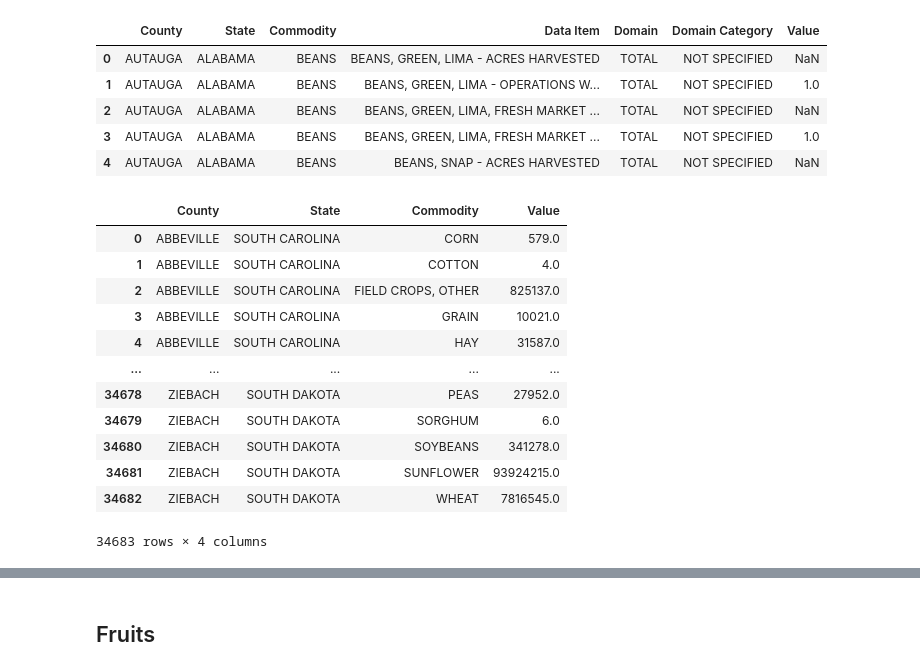
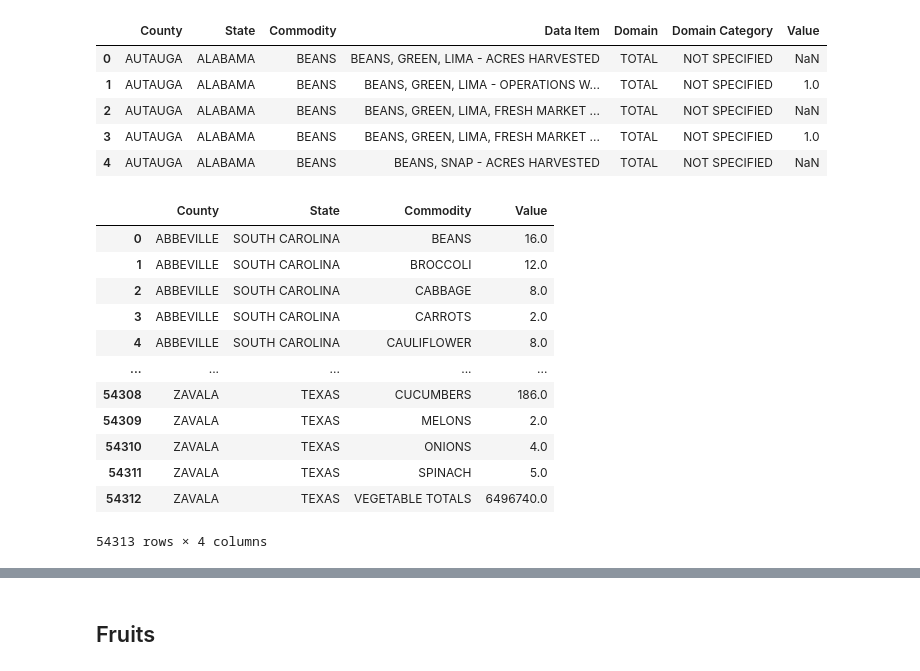
Before and after one commit to pandeysudip/us-agriculture, a Jupyter notebook: data analysis/data_analysis.ipynb, the cells around one changed output, grey strips where cells are left out. Drawn from its saved outputs; the diff is of its cells as text; code cells hidden in the pictures.

```diff
--- a/data analysis/data_analysis.ipynb
+++ b/data analysis/data_analysis.ipynb
@@ -157,22 +189,22 @@ vegetables_list=vegetables['Commodity'].unique().tolist()
 # %%
 #value  for each comodity with county
-vegetables_df=field_crops.groupby(['County', 'State', 'Commodity']).agg({'Value':sum})
+vegetables_df=vegetables.groupby(['County', 'State', 'Commodity']).agg({'Value':sum})
 vegetables_df.reset_index(inplace=True)
 vegetables_df
 # %% [output]
 |  | County | State | Commodity | Value |
-| 0 | ABBEVILLE | SOUTH CAROLINA | CORN | 579.0 |
-| 1 | ABBEVILLE | SOUTH CAROLINA | COTTON | 4.0 |
-| 2 | ABBEVILLE | SOUTH CAROLINA | FIELD CROPS, OTHER | 825137.0 |
-| 3 | ABBEVILLE | SOUTH CAROLINA | GRAIN | 10021.0 |
-| 4 | ABBEVILLE | SOUTH CAROLINA | HAY | 31587.0 |
+| 0 | ABBEVILLE | SOUTH CAROLINA | BEANS | 16.0 |
+| 1 | ABBEVILLE | SOUTH CAROLINA | BROCCOLI | 12.0 |
+| 2 | ABBEVILLE | SOUTH CAROLINA | CABBAGE | 8.0 |
+| 3 | ABBEVILLE | SOUTH CAROLINA | CARROTS | 2.0 |
+| 4 | ABBEVILLE | SOUTH CAROLINA | CAULIFLOWER | 8.0 |
 | ... | ... | ... | ... | ... |
-| 34678 | ZIEBACH | SOUTH DAKOTA | PEAS | 27952.0 |
-| 34679 | ZIEBACH | SOUTH DAKOTA | SORGHUM | 6.0 |
-| 34680 | ZIEBACH | SOUTH DAKOTA | SOYBEANS | 341278.0 |
-| 34681 | ZIEBACH | SOUTH DAKOTA | SUNFLOWER | 93924215.0 |
-| 34682 | ZIEBACH | SOUTH DAKOTA | WHEAT | 7816545.0 |
+| 54308 | ZAVALA | TEXAS | CUCUMBERS | 186.0 |
+| 54309 | ZAVALA | TEXAS | MELONS | 2.0 |
+| 54310 | ZAVALA | TEXAS | ONIONS | 4.0 |
+| 54311 | ZAVALA | TEXAS | SPINACH | 5.0 |
+| 54312 | ZAVALA | TEXAS | VEGETABLE TOTALS | 6496740.0 |
-34683 rows × 4 columns
+54313 rows × 4 columns
 # %%
 #making state , county captilize
 vegetables_df['State']=vegetables_df['State'].str.capitalize()
```
Also changed, not shown: parts of 26 cells of this notebook, 7 other files.
